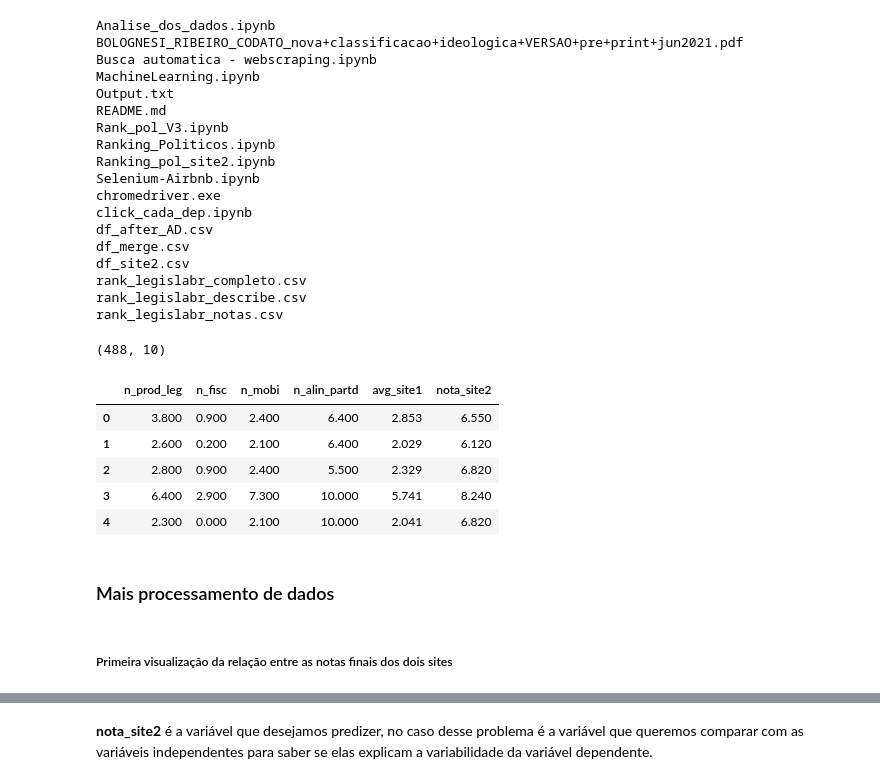
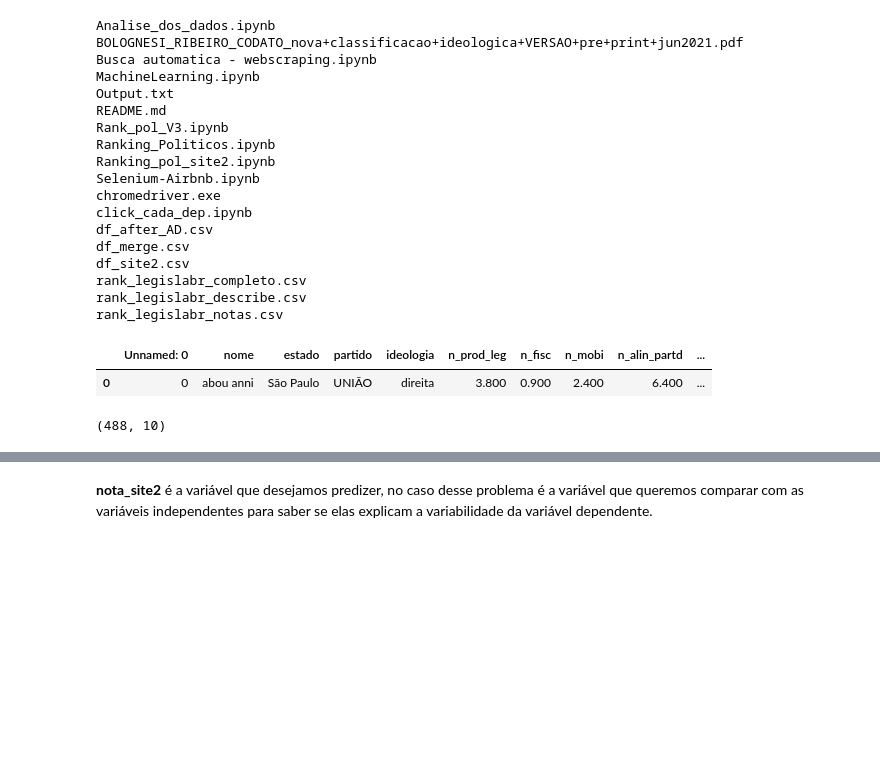
Before and after one commit to AndreMoura88/Notas_de_deputados, a Jupyter notebook: MachineLearning.ipynb, the cells around one changed output, grey strips where cells are left out. Cells and saved outputs as stored; diff of their text form; code cells hidden in the pictures; blank space fills up the shorter version.

```diff
--- a/MachineLearning.ipynb
+++ b/MachineLearning.ipynb
@@ -69,6 +74,11 @@ rank_legislabr_notas.csv
 # %%
 # Carregando os dados
 dados = pd.read_csv('df_after_AD.csv', dtype={'ideologia':'category'})
+# %%
+dados.head(1)
+# %% [output]
+|  | Unnamed: 0 | nome | estado | partido | ideologia | n_prod_leg | n_fisc | n_mobi | n_alin_partd | ... |
+| 0 | 0 | abou anni | São Paulo | UNIÃO | direita | 3.800 | 0.900 | 2.400 | 6.400 | ... |
 # %%
 # Visualizando as dimensões
 dados = dados.drop('Unnamed: 0', axis=1)
@@ -80,15 +87,0 @@ colunas = ['n_prod_leg', 'n_fisc', 'n_mobi', 'n_alin_partd', 'avg_site1', 'nota_
-# %%
-# Deixando somente as variáveis númericas
-dados_n = dados[colunas]
-dados_n.head()
-# %% [output]
-|  | n_prod_leg | n_fisc | n_mobi | n_alin_partd | avg_site1 | nota_site2 |
-| 0 | 3.800 | 0.900 | 2.400 | 6.400 | 2.853 | 6.550 |
-| 1 | 2.600 | 0.200 | 2.100 | 6.400 | 2.029 | 6.120 |
-| 2 | 2.800 | 0.900 | 2.400 | 5.500 | 2.329 | 6.820 |
-| 3 | 6.400 | 2.900 | 7.300 | 10.000 | 5.741 | 8.240 |
-| 4 | 2.300 | 0.000 | 2.100 | 10.000 | 2.041 | 6.820 |
-# %% [markdown]
-### Mais processamento de dados
-# %% [markdown]
-##### Primeira visualização da relação entre as notas finais dos dois sites
```
Also changed, not shown: parts of 85 cells of this notebook.
